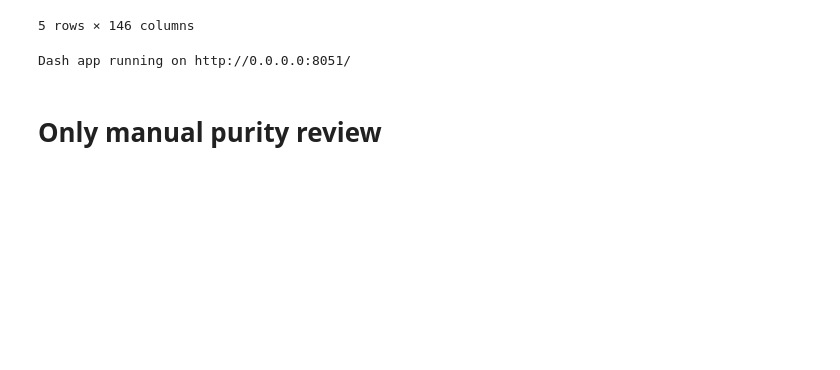
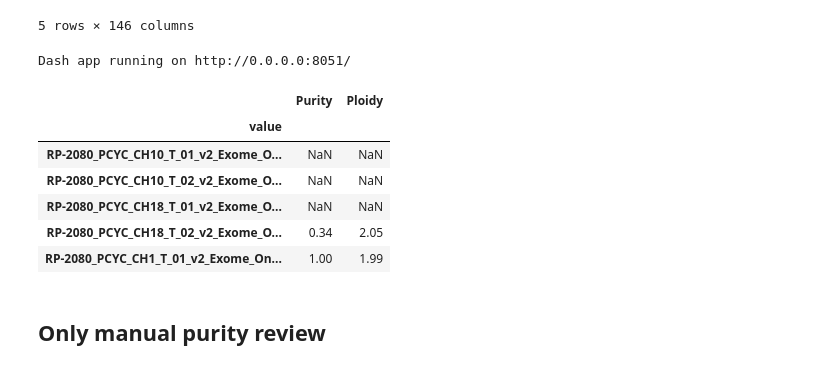
Before and after one commit to getzlab/AnnoMate, a Jupyter notebook: example_notebooks/Purity_Reviewer_Tutorial.ipynb, the cells around one changed output. Cells and saved outputs as stored; diff of their text form; code cells hidden in the pictures; blank space fills up the shorter version.

Commit message:
update matched purity reviewer

```diff
--- a/example_notebooks/Purity_Reviewer_Tutorial.ipynb
+++ b/example_notebooks/Purity_Reviewer_Tutorial.ipynb
@@ -35,5 +40,5 @@ display(pcyc_wm_pairs_df.head())
 # %%
-review_data_fn = '/Users/cchu/Desktop/Methods/JupyterReviewer/data/Purity_Reviewer_Tutorial/review_data_7.pkl'
+review_data_fn = '/Users/cchu/Desktop/Methods/JupyterReviewer/data/Purity_Reviewer_Tutorial/review_data.pkl'
 
 matched_reviewer = MatchedPurityReviewer()
 matched_reviewer.set_review_data(data_pkl_fn = review_data_fn,
@@ -44,8 +49,8 @@ matched_reviewer.set_review_data(data_pkl_fn = review_data_fn,
                                  acs_col='alleliccapseg_tsv',
                                  maf_col='mutation_validator_validated_maf',
                                  rdata_fn_col='local_absolute_rdata',
-                                 reload_cnp_figs=False,
-                                 reload_mut_figs=False,
+                                 reload_cnp_figs=True,
+                                 reload_mut_figs=True,
                                 )
 matched_reviewer.set_review_app(sample_info_cols=['absolute_highres_plot', 'alleliccapseg_plot'],
                                 acs_col='alleliccapseg_tsv',
@@ -73,9 +80,17 @@ matched_reviewer.run(port=8051)
 # %% [output]
 Dash app running on http://0.0.0.0:8051/
 # %%
-matched_reviewer.review_data.history
+matched_reviewer.review_data.data.annot_df
+# %% [output]
+|  | Purity | Ploidy |
+| value |  |  |
+| RP-2080_PCYC_CH10_T_01_v2_Exome_O... | NaN | NaN |
+| RP-2080_PCYC_CH10_T_02_v2_Exome_O... | NaN | NaN |
+| RP-2080_PCYC_CH18_T_01_v2_Exome_O... | NaN | NaN |
+| RP-2080_PCYC_CH18_T_02_v2_Exome_O... | 0.34 | 2.05 |
+| RP-2080_PCYC_CH1_T_01_v2_Exome_On... | 1.00 | 1.99 |
 # %% [markdown]
-# Only manual purity review
+## Only manual purity review
 # %%
 from JupyterReviewer.Reviewers.ManualPurityReviewer import ManualPurityReviewer
 # %%
```
Also changed, not shown: parts of 7 cells of this notebook, 1 other file.
